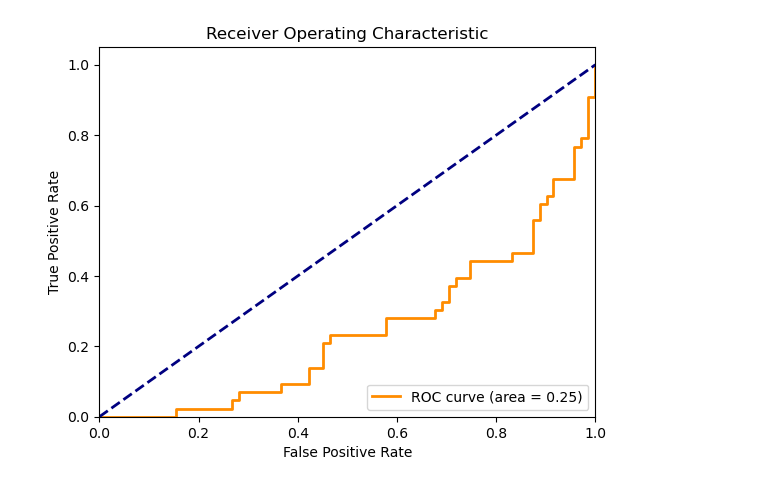
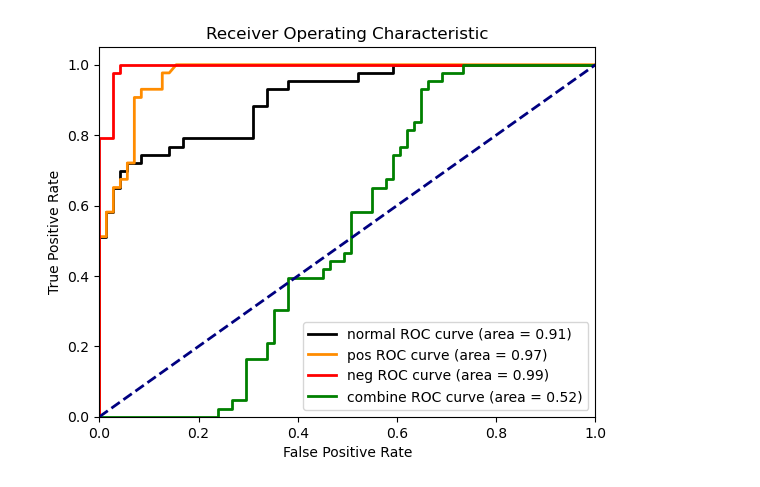
Before and after one commit to jasonbono/DualAutoNet, a Jupyter notebook: DualAutoNet_semisupervised.ipynb, the cells around one changed output. Saved outputs shown, nothing was run; the diff lists cells and outputs as text; code cells hidden in the pictures.

Commit message:
debugging wrong AUC sign
negative model giving positive auc

```diff
--- a/DualAutoNet_semisupervised.ipynb
+++ b/DualAutoNet_semisupervised.ipynb
@@ -39,50 +39,80 @@ X_train, X_test, y_train, y_test = train_test_split(X_scaled, y, test_size=0.2,
 
 # Define the input dimension
 input_dim = X_train.shape[1]
+# %%
+# Define common hyperparemters
+n_epochs = 10
+n_batch_size = 32
+custom_exponent = -0.1
+attenuation = 0
 # %%
+# function to define the shared model arhitecture
+def create_autoencoder(input_dim):
+    model = Sequential([
+        Dense(14, activation='relu', input_shape=(input_dim,)),
+        Dense(7, activation='relu'),
+        Dense(14, activation='relu'),
+        Dense(1)
+    ])
+    return model
+
+# Create the autoencoder models
+autoencoder_normal = create_autoencoder(input_dim)
+autoencoder_pos = create_autoencoder(input_dim)
+autoencoder_neg = create_autoencoder(input_dim)
 
 
-# Define the model architecture
-autoencoder_pos = Sequential([
-    Dense(14, activation='relu', input_shape=(input_dim,)),
-    Dense(7, activation='relu'),
-    Dense(14, activation='relu'),
-    Dense(1)  # Assuming a single output for regression
-])
-
-# Define a custom loss function for the positive model
+# Define a custom loss function for semi supervision for the positive model
 def custom_loss_pos(y_true, y_pred):
     mse = tf.keras.losses.mean_squared_error(y_true, y_pred)
-    modified_loss = tf.where(tf.equal(y_true, 1), mse ** 1, mse ** -1)
+    modified_loss = tf.where(tf.equal(y_true, 0), mse, attenuation*(mse**custom_exponent))
     return modified_loss
 
-# Define a custom loss function for the negative model
+
 def custom_loss_neg(y_true, y_pred):
     mse = tf.keras.losses.mean_squared_error(y_true, y_pred)
-    modified_loss = tf.where(tf.equal(y_true, 1), mse ** -1, mse ** 1)
+    modified_loss = tf.where(tf.equal(y_true, 1), mse, attenuation*(mse**custom_exponent))
     return modified_loss
 
+
+
 # Compile the models with the Adam optimizer and MSE loss function
+autoencoder_normal.compile(optimizer='adam', loss='mean_squared_error', metrics=['accuracy'])
 autoencoder_pos.compile(optimizer='adam', loss=custom_loss_pos, metrics=['accuracy'])
 autoencoder_neg.compile(optimizer='adam', loss=custom_loss_neg, metrics=['accuracy'])
 
 
 # Train the models
-autoencoder_pos.fit(X_train, y_train, epochs=10, batch_size=32, validation_data=(X_test, y_test))
-autoencoder_neg.fit(X_train, y_train, epochs=10, batch_size=32, validation_data=(X_test, y_test))
-
+autoencoder_normal.fit(X_train, y_train, epochs=n_epochs, batch_size=n_batch_size, validation_data=(X_test, y_test))
+autoencoder_pos.fit(X_train, y_train, epochs=n_epochs, batch_size=n_batch_size, validation_data=(X_test, y_test))
+autoencoder_neg.fit(X_train, y_train, epochs=n_epochs, batch_size=n_batch_size, validation_data=(X_test, y_test))
 
 
 # Generate predictions
-y_pred_prob = autoencoder_pos.predict(X_test).ravel()
+y_pred_prob_normal = autoencoder_normal.predict(X_test).ravel()
+y_pred_prob_pos = autoencoder_pos.predict(X_test).ravel()
+y_pred_prob_neg = autoencoder_neg.predict(X_test).ravel()
+y_pred_prob_combined = (y_pred_prob_pos - y_pred_prob_neg)/(y_pred_prob_pos + y_pred_prob_neg + 1e-10)
 
-# Calculate ROC curve
-fpr, tpr, thresholds = roc_curve(y_test, y_pred_prob)
-roc_auc = auc(fpr, tpr)
+# Calculate ROC curves
+fpr_normal, tpr_normal, thresholds_normal = roc_curve(y_test, y_pred_prob_normal)
+fpr_pos, tpr_pos, thresholds_pos = roc_curve(y_test, y_pred_prob_pos)
+fpr_neg, tpr_neg, thresholds_neg = roc_curve(y_test, y_pred_prob_neg)
+fpr_combine, tpr_combine, thresholds_combine = roc_curve(y_test, y_pred_prob_combined)
 
-# Plot ROC curve
+
+# Get AUCs
+roc_auc_normal = auc(fpr_normal, tpr_normal)
+roc_auc_pos = auc(fpr_pos, tpr_pos)
+roc_auc_neg = auc(fpr_neg, tpr_neg)
+roc_auc_combine = auc(fpr_combine, tpr_combine)
+
+# Plot ROC curves
 plt.figure()
-plt.plot(fpr, tpr, color='darkorange', lw=2, label=f'ROC curve (area = {roc_auc:.2f})')
+plt.plot(fpr_normal, tpr_normal, color='black', lw=2, label=f'normal ROC curve (area = {roc_auc_normal:.2f})')
+plt.plot(fpr_pos, tpr_pos, color='darkorange', lw=2, label=f'pos ROC curve (area = {roc_auc_pos:.2f})')
+plt.plot(fpr_neg, tpr_neg, color='red', lw=2, label=f'neg ROC curve (area = {roc_auc_neg:.2f})')
+plt.plot(fpr_combine, tpr_combine, color='green', lw=2, label=f'combine ROC curve (area = {roc_auc_combine:.2f})')
 plt.plot([0, 1], [0, 1], color='navy', lw=2, linestyle='--')
 plt.xlim([0.0, 1.0])
 plt.ylim([0.0, 1.05])
@@ -112 +142 @@ Epoch 10/10
-[figure, old version]
+[figure, new version]
```
Also changed, not shown: parts of 1 cell of this notebook.
